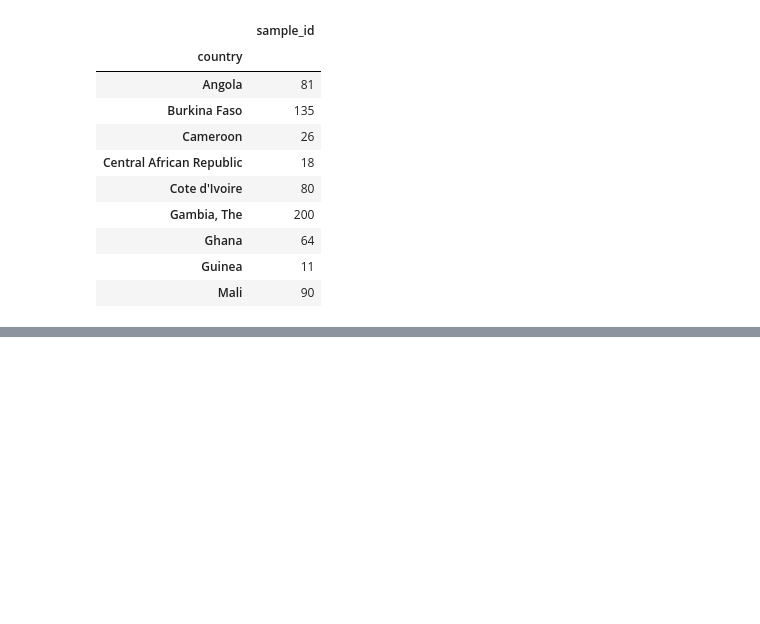
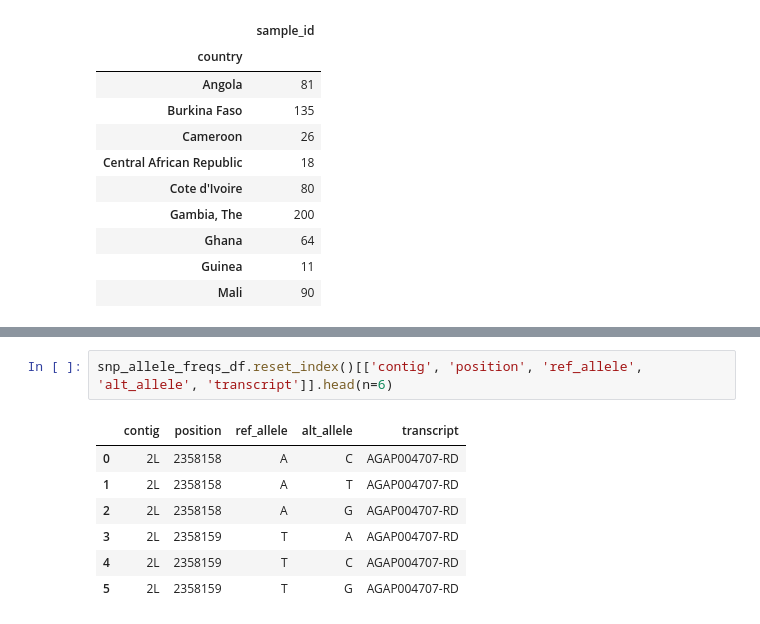
Before and after one commit to katairothomas/katairo, a Jupyter notebook: Copy_of_My_first_notebook.ipynb, the cells around one changed output, grey strips where cells are left out. Cells and saved outputs as stored; diff of their text form; blank space fills up the shorter version.

```diff
--- a/Copy_of_My_first_notebook.ipynb
+++ b/Copy_of_My_first_notebook.ipynb
@@ -442,0 +511,10 @@ countries_coluzzii
+# %%
+snp_allele_freqs_df.reset_index()[['contig', 'position', 'ref_allele', 'alt_allele', 'transcript']].head(n=6)
+# %% [output]
+|  | contig | position | ref_allele | alt_allele | transcript |
+| 0 | 2L | 2358158 | A | C | AGAP004707-RD |
+| 1 | 2L | 2358158 | A | T | AGAP004707-RD |
+| 2 | 2L | 2358158 | A | G | AGAP004707-RD |
+| 3 | 2L | 2358159 | T | A | AGAP004707-RD |
+| 4 | 2L | 2358159 | T | C | AGAP004707-RD |
+| 5 | 2L | 2358159 | T | G | AGAP004707-RD |
```
Also changed, not shown: parts of 11 cells of this notebook.
